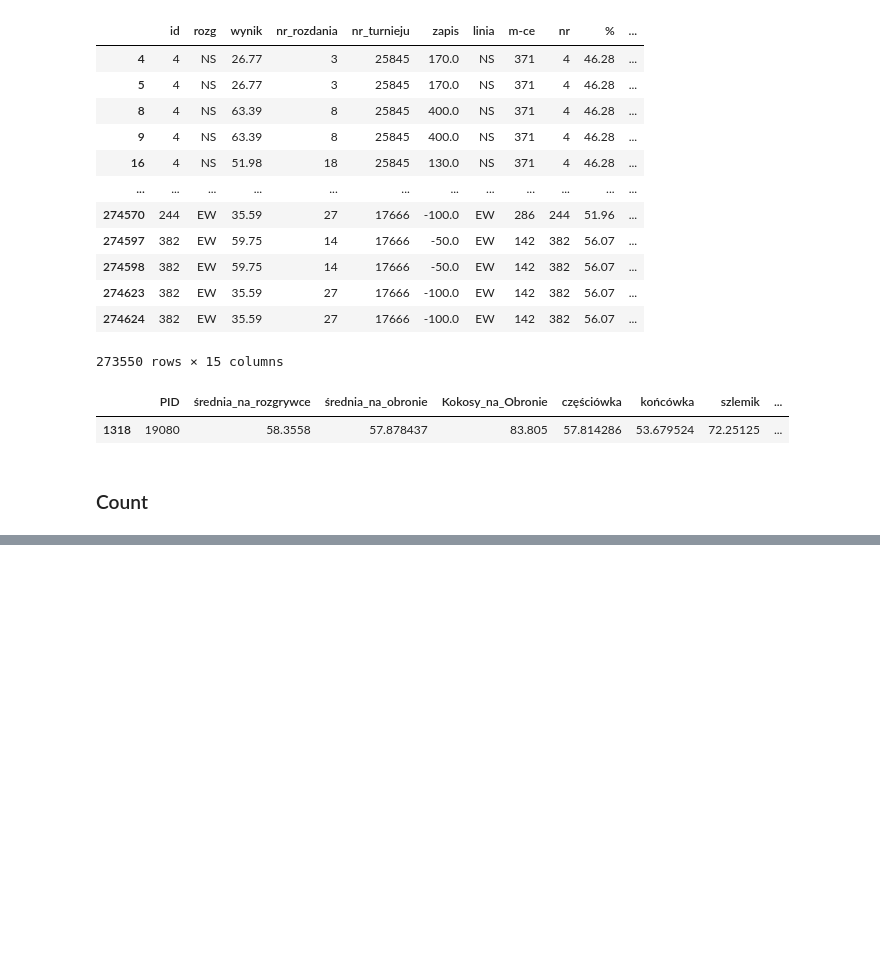
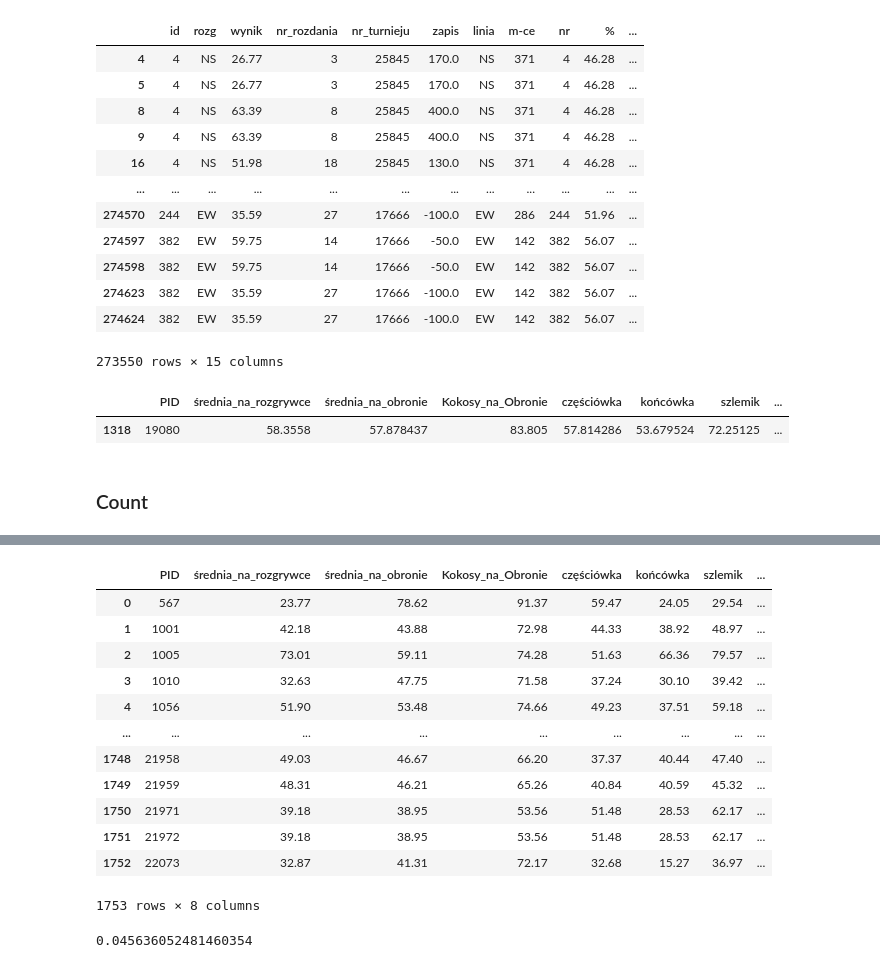
Before and after one commit to pokonek/BridgeApp, a Jupyter notebook: Web scrapping.ipynb, the cells around one changed output, grey strips where cells are left out. Saved outputs shown, nothing was run; the diff lists cells and outputs as text; code cells hidden in the pictures; blank space fills up the shorter version.

```diff
--- a/Web scrapping.ipynb
+++ b/Web scrapping.ipynb
@@ -699,0 +721,2 @@ koniec.to_csv("Ostateczne.csv")
+# %%
+df_scores=df_scores.drop(['Unnamed: 0.1', 'Unnamed: 0','PID.1'],axis=1)
@@ -699,0 +740,2 @@ koniec.to_csv("Ostateczne.csv")
+# %%
+vector=['średnia_na_rozgrywce', 'średnia_na_obronie', 'Kokosy_na_Obronie', 'częściówka', 'końcówka', 'szlemik', 'Wpadka']
@@ -699,0 +752,5 @@ koniec.to_csv("Ostateczne.csv")
+# %%
+df_new=pd.DataFrame({"PID":df_scores['PID']})
+# %%
+for i in vector:
+    df_new[i]=round((df_scores[i]-min(df_scores[i]))/(max(df_scores[i])-min(df_scores[i]))*100,2)
@@ -699,0 +795,21 @@ koniec.to_csv("Ostateczne.csv")
+# %%
+df_new #min-max scaler
+# %% [output]
+|  | PID | średnia_na_rozgrywce | średnia_na_obronie | Kokosy_na_Obronie | częściówka | końcówka | szlemik | ... |
+| 0 | 567 | 23.77 | 78.62 | 91.37 | 59.47 | 24.05 | 29.54 | ... |
+| 1 | 1001 | 42.18 | 43.88 | 72.98 | 44.33 | 38.92 | 48.97 | ... |
+| 2 | 1005 | 73.01 | 59.11 | 74.28 | 51.63 | 66.36 | 79.57 | ... |
+| 3 | 1010 | 32.63 | 47.75 | 71.58 | 37.24 | 30.10 | 39.42 | ... |
+| 4 | 1056 | 51.90 | 53.48 | 74.66 | 49.23 | 37.51 | 59.18 | ... |
+| ... | ... | ... | ... | ... | ... | ... | ... | ... |
+| 1748 | 21958 | 49.03 | 46.67 | 66.20 | 37.37 | 40.44 | 47.40 | ... |
+| 1749 | 21959 | 48.31 | 46.21 | 65.26 | 40.84 | 40.59 | 45.32 | ... |
+| 1750 | 21971 | 39.18 | 38.95 | 53.56 | 51.48 | 28.53 | 62.17 | ... |
+| 1751 | 21972 | 39.18 | 38.95 | 53.56 | 51.48 | 28.53 | 62.17 | ... |
+| 1752 | 22073 | 32.87 | 41.31 | 72.17 | 32.68 | 15.27 | 36.97 | ... |
+1753 rows × 8 columns
+# %%
+vec=df_new['średnia_na_rozgrywce']
+vec[vec<23.77].count()/len(vec)
+# %% [output]
+0.045636052481460354
```
Also changed, not shown: parts of 55 cells of this notebook, 4 other files.
